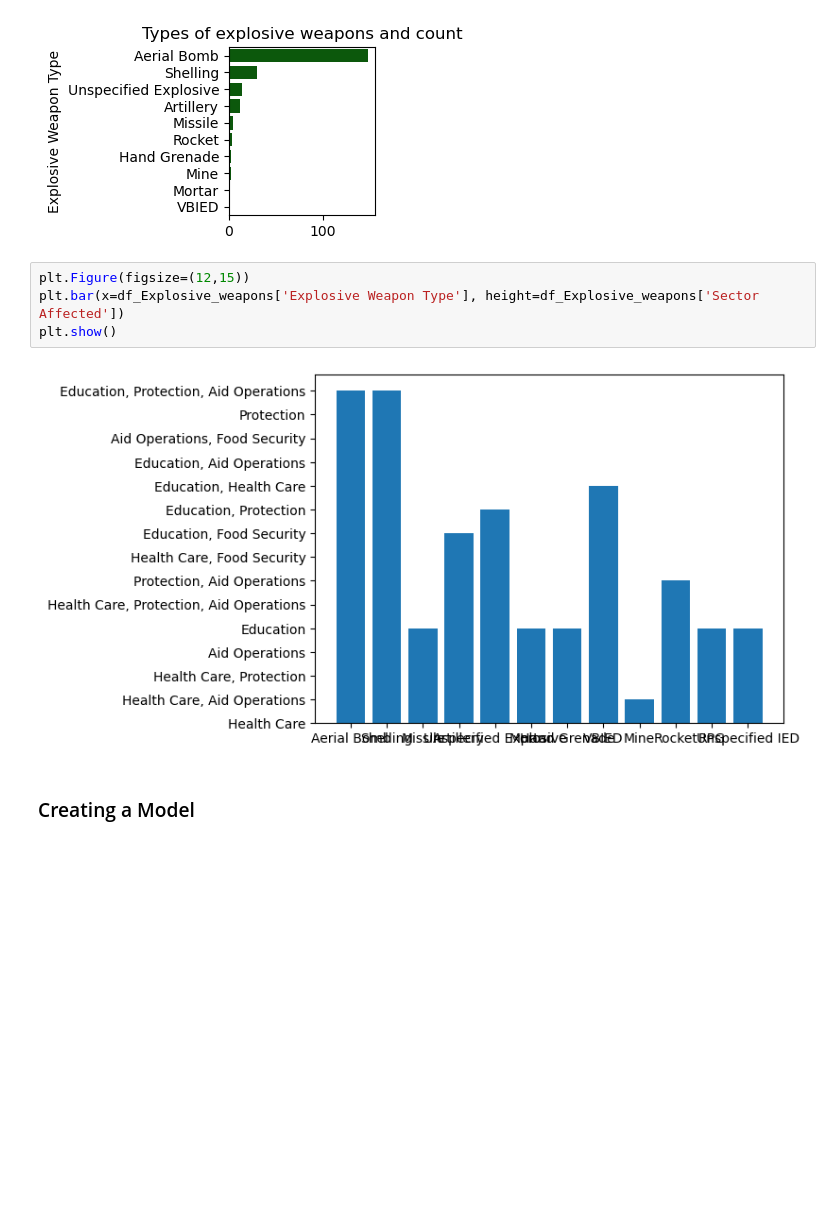
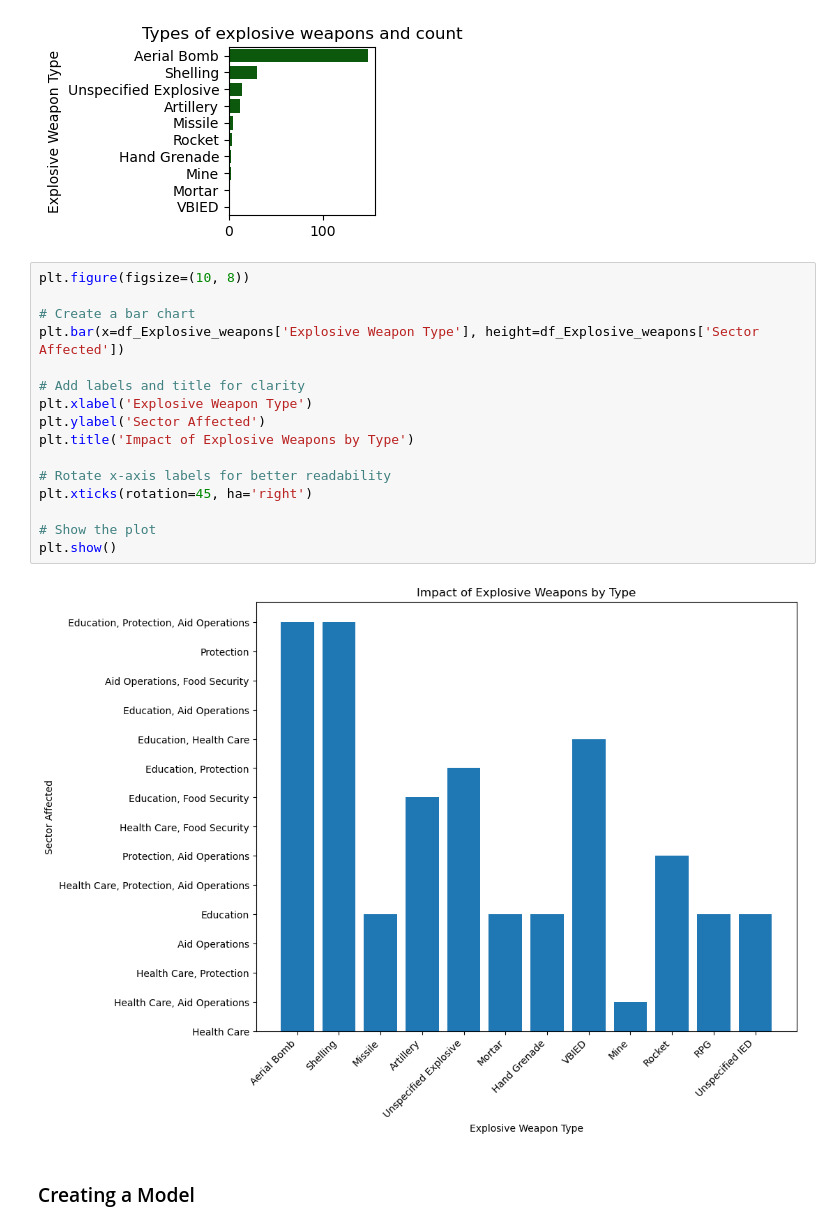
Before and after one commit to AlexMVisionTech/Explosive-weapons-Incidents-Phase-3-Project, a Jupyter notebook: presentation.ipynb, the cells around one changed output. Saved outputs shown, nothing was run; the diff lists cells and outputs as text; blank space fills up the shorter version.

```diff
--- a/presentation.ipynb
+++ b/presentation.ipynb
@@ -172,11 +172,23 @@ plt.title("Types of explosive weapons and count")
 Text(0.5, 1.0, 'Types of explosive weapons and count')
 [figure]
 # %%
-plt.Figure(figsize=(12,15))
+plt.figure(figsize=(10, 8))
+
+# Create a bar chart
 plt.bar(x=df_Explosive_weapons['Explosive Weapon Type'], height=df_Explosive_weapons['Sector Affected'])
+
+# Add labels and title for clarity
+plt.xlabel('Explosive Weapon Type')
+plt.ylabel('Sector Affected')
+plt.title('Impact of Explosive Weapons by Type')
+
+# Rotate x-axis labels for better readability
+plt.xticks(rotation=45, ha='right')
+
+# Show the plot
 plt.show()
 # %% [output]
-[figure, old version]
+[figure, new version]
 # %% [markdown]
 ### Creating a Model
 # %%
```
Also changed, not shown: parts of 10 cells of this notebook, 1 other file.
